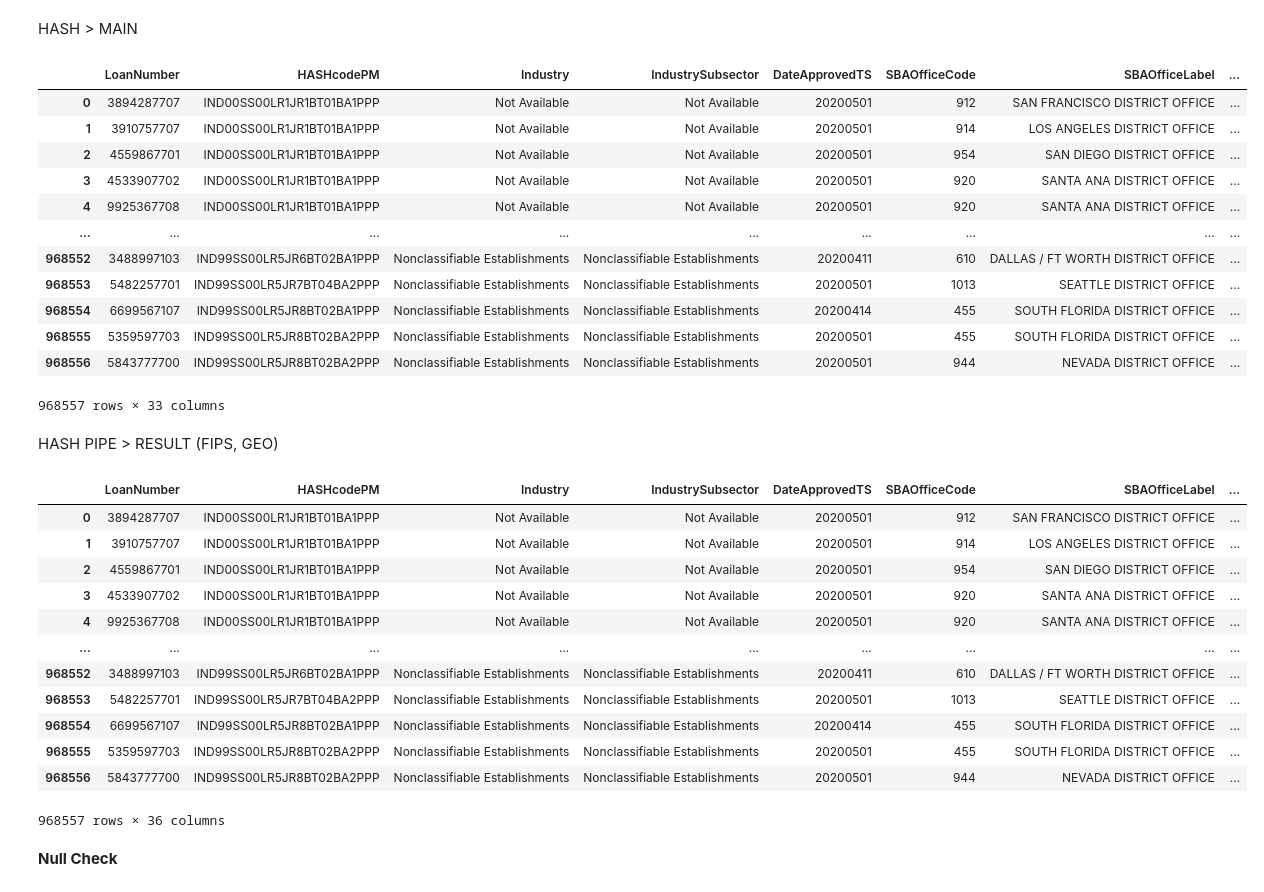
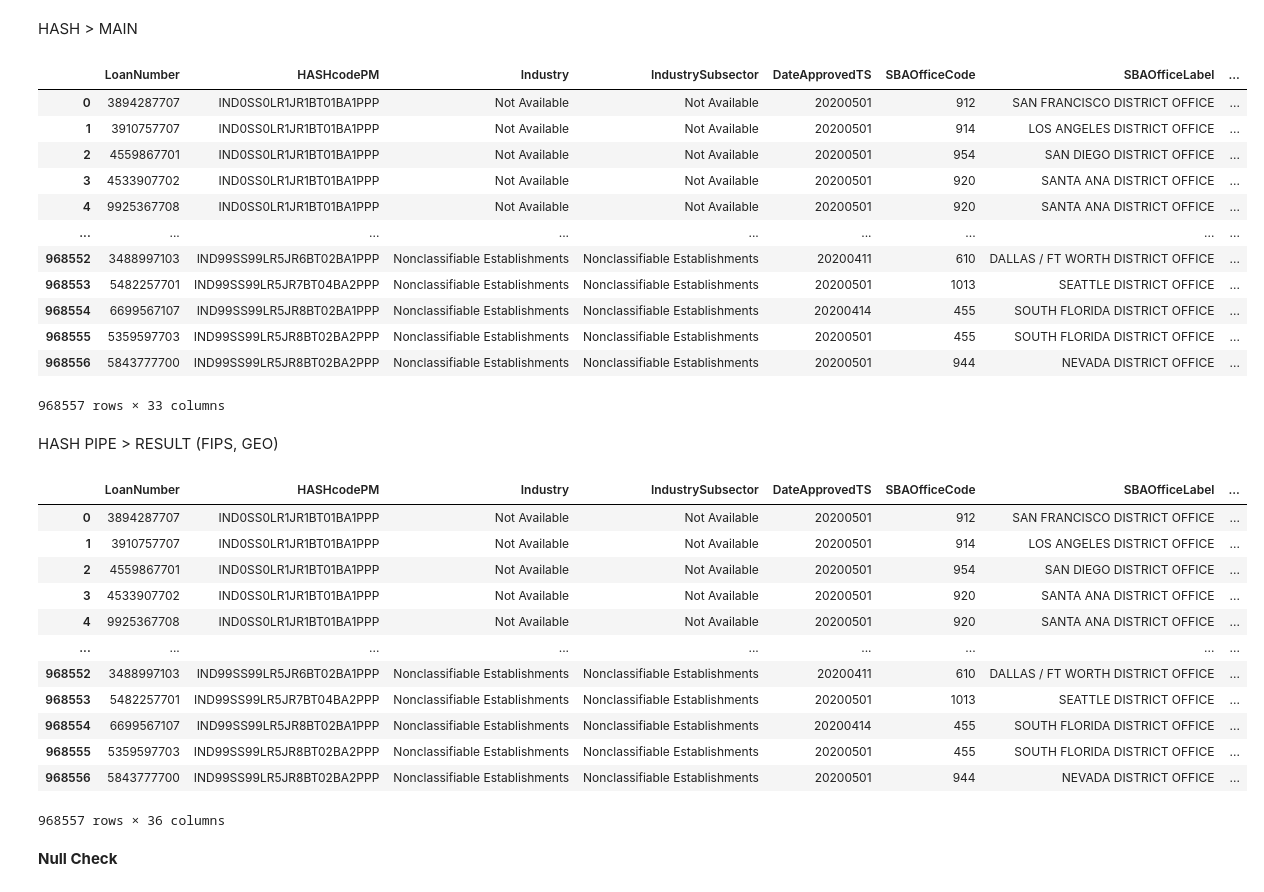
Before and after one commit to cspence001/mapdata_finalization_notebooks, a Jupyter notebook: main_concat.ipynb, the cells around one changed output. Saved outputs shown, nothing was run; the diff lists cells and outputs as text; code cells hidden in the pictures.

```diff
--- a/main_concat.ipynb
+++ b/main_concat.ipynb
@@ -7,7 +7,6 @@ import numpy as np
 <b>MAIN PIPE file addition
 # %%
 ppp_pipe = pd.read_csv("../data/ppp_pipe.csv")
-ppp_pipe = ppp_pipe.drop(["Unnamed: 0", "Unnamed: 0.1"], axis=1)
+ppp_pipe = ppp_pipe.drop(["Unnamed: 0"], axis=1)
 ppp_pipe.head()
-ppp_pipe.columns
 # %% [output]
@@ -89,7 +70,6 @@ ppp_hash
 <b>GEO, FIPS file addition
 # %%
 ppp_geo_fips=pd.read_csv("../data/state_data/geo/ppp_geo_fips.csv")
-cols= ["LoanNumber", "Lat", "Long", "FIPS_z"]
-result = ppp_geo_fips[cols]
-result
+ppp_geo_fips=ppp_geo_fips.drop(["Unnamed: 0"], axis=1)
+ppp_geo_fips
 # %% [output]
@@ -108,0 +89,4 @@ result
+# %%
+cols= ["LoanNumber", "Lat", "Long", "FIPS_z"]
+ppp_geo_fips = ppp_geo_fips[cols]
+ppp_geo_fips
@@ -116,36 +114,36 @@ ppp_hash_pipe = ppp_hash.merge(ppp_pipe, on="LoanNumber", how="left")
 ppp_hash_pipe
 # %% [output]
 |  | LoanNumber | HASHcodePM | Industry | IndustrySubsector | DateApprovedTS | SBAOfficeCode | SBAOfficeLabel | ... |
-| 0 | 3894287707 | IND00SS00LR1JR1BT01BA1PPP | Not Available | Not Available | 20200501 | 912 | SAN FRANCISCO DISTRICT OFFICE | ... |
-| 1 | 3910757707 | IND00SS00LR1JR1BT01BA1PPP | Not Available | Not Available | 20200501 | 914 | LOS ANGELES DISTRICT OFFICE | ... |
-| 2 | 4559867701 | IND00SS00LR1JR1BT01BA1PPP | Not Available | Not Available | 20200501 | 954 | SAN DIEGO DISTRICT OFFICE | ... |
-| 3 | 4533907702 | IND00SS00LR1JR1BT01BA1PPP | Not Available | Not Available | 20200501 | 920 | SANTA ANA DISTRICT OFFICE | ... |
-| 4 | 9925367708 | IND00SS00LR1JR1BT01BA1PPP | Not Available | Not Available | 20200501 | 920 | SANTA ANA DISTRICT OFFICE | ... |
+| 0 | 3894287707 | IND0SS0LR1JR1BT01BA1PPP | Not Available | Not Available | 20200501 | 912 | SAN FRANCISCO DISTRICT OFFICE | ... |
+| 1 | 3910757707 | IND0SS0LR1JR1BT01BA1PPP | Not Available | Not Available | 20200501 | 914 | LOS ANGELES DISTRICT OFFICE | ... |
+| 2 | 4559867701 | IND0SS0LR1JR1BT01BA1PPP | Not Available | Not Available | 20200501 | 954 | SAN DIEGO DISTRICT OFFICE | ... |
+| 3 | 4533907702 | IND0SS0LR1JR1BT01BA1PPP | Not Available | Not Available | 20200501 | 920 | SANTA ANA DISTRICT OFFICE | ... |
+| 4 | 9925367708 | IND0SS0LR1JR1BT01BA1PPP | Not Available | Not Available | 20200501 | 920 | SANTA ANA DISTRICT OFFICE | ... |
 | ... | ... | ... | ... | ... | ... | ... | ... | ... |
-| 968552 | 3488997103 | IND99SS00LR5JR6BT02BA1PPP | Nonclassifiable Establishments | Nonclassifiable Establishments | 20200411 | 610 | DALLAS / FT WORTH DISTRICT OFFICE | ... |
-| 968553 | 5482257701 | IND99SS00LR5JR7BT04BA2PPP | Nonclassifiable Establishments | Nonclassifiable Establishments | 20200501 | 1013 | SEATTLE DISTRICT OFFICE | ... |
-| 968554 | 6699567107 | IND99SS00LR5JR8BT02BA1PPP | Nonclassifiable Establishments | Nonclassifiable Establishments | 20200414 | 455 | SOUTH FLORIDA DISTRICT OFFICE | ... |
-| 968555 | 5359597703 | IND99SS00LR5JR8BT02BA2PPP | Nonclassifiable Establishments | Nonclassifiable Establishments | 20200501 | 455 | SOUTH FLORIDA DISTRICT OFFICE | ... |
-| 968556 | 5843777700 | IND99SS00LR5JR8BT02BA2PPP | Nonclassifiable Establishments | Nonclassifiable Establishments | 20200501 | 944 | NEVADA DISTRICT OFFICE | ... |
+| 968552 | 3488997103 | IND99SS99LR5JR6BT02BA1PPP | Nonclassifiable Establishments | Nonclassifiable Establishments | 20200411 | 610 | DALLAS / FT WORTH DISTRICT OFFICE | ... |
+| 968553 | 5482257701 | IND99SS99LR5JR7BT04BA2PPP | Nonclassifiable Establishments | Nonclassifiable Establishments | 20200501 | 1013 | SEATTLE DISTRICT OFFICE | ... |
+| 968554 | 6699567107 | IND99SS99LR5JR8BT02BA1PPP | Nonclassifiable Establishments | Nonclassifiable Establishments | 20200414 | 455 | SOUTH FLORIDA DISTRICT OFFICE | ... |
+| 968555 | 5359597703 | IND99SS99LR5JR8BT02BA2PPP | Nonclassifiable Establishments | Nonclassifiable Establishments | 20200501 | 455 | SOUTH FLORIDA DISTRICT OFFICE | ... |
+| 968556 | 5843777700 | IND99SS99LR5JR8BT02BA2PPP | Nonclassifiable Establishments | Nonclassifiable Establishments | 20200501 | 944 | NEVADA DISTRICT OFFICE | ... |
 968557 rows × 33 columns
 # %% [markdown]
 HASH PIPE > RESULT (FIPS, GEO)
 # %%
-ppp_hpgf = ppp_hash_pipe.merge(result, on="LoanNumber", how="left")
+ppp_hpgf = ppp_hash_pipe.merge(ppp_geo_fips, on="LoanNumber", how="left")
 ppp_hpgf
 # %% [output]
 |  | LoanNumber | HASHcodePM | Industry | IndustrySubsector | DateApprovedTS | SBAOfficeCode | SBAOfficeLabel | ... |
-| 0 | 3894287707 | IND00SS00LR1JR1BT01BA1PPP | Not Available | Not Available | 20200501 | 912 | SAN FRANCISCO DISTRICT OFFICE | ... |
-| 1 | 3910757707 | IND00SS00LR1JR1BT01BA1PPP | Not Available | Not Available | 20200501 | 914 | LOS ANGELES DISTRICT OFFICE | ... |
-| 2 | 4559867701 | IND00SS00LR1JR1BT01BA1PPP | Not Available | Not Available | 20200501 | 954 | SAN DIEGO DISTRICT OFFICE | ... |
-| 3 | 4533907702 | IND00SS00LR1JR1BT01BA1PPP | Not Available | Not Available | 20200501 | 920 | SANTA ANA DISTRICT OFFICE | ... |
-| 4 | 9925367708 | IND00SS00LR1JR1BT01BA1PPP | Not Available | Not Available | 20200501 | 920 | SANTA ANA DISTRICT OFFICE | ... |
+| 0 | 3894287707 | IND0SS0LR1JR1BT01BA1PPP | Not Available | Not Available | 20200501 | 912 | SAN FRANCISCO DISTRICT OFFICE | ... |
+| 1 | 3910757707 | IND0SS0LR1JR1BT01BA1PPP | Not Available | Not Available | 20200501 | 914 | LOS ANGELES DISTRICT OFFICE | ... |
+| 2 | 4559867701 | IND0SS0LR1JR1BT01BA1PPP | Not Available | Not Available | 20200501 | 954 | SAN DIEGO DISTRICT OFFICE | ... |
+| 3 | 4533907702 | IND0SS0LR1JR1BT01BA1PPP | Not Available | Not Available | 20200501 | 920 | SANTA ANA DISTRICT OFFICE | ... |
+| 4 | 9925367708 | IND0SS0LR1JR1BT01BA1PPP | Not Available | Not Available | 20200501 | 920 | SANTA ANA DISTRICT OFFICE | ... |
 | ... | ... | ... | ... | ... | ... | ... | ... | ... |
-| 968552 | 3488997103 | IND99SS00LR5JR6BT02BA1PPP | Nonclassifiable Establishments | Nonclassifiable Establishments | 20200411 | 610 | DALLAS / FT WORTH DISTRICT OFFICE | ... |
-| 968553 | 5482257701 | IND99SS00LR5JR7BT04BA2PPP | Nonclassifiable Establishments | Nonclassifiable Establishments | 20200501 | 1013 | SEATTLE DISTRICT OFFICE | ... |
-| 968554 | 6699567107 | IND99SS00LR5JR8BT02BA1PPP | Nonclassifiable Establishments | Nonclassifiable Establishments | 20200414 | 455 | SOUTH FLORIDA DISTRICT OFFICE | ... |
-| 968555 | 5359597703 | IND99SS00LR5JR8BT02BA2PPP | Nonclassifiable Establishments | Nonclassifiable Establishments | 20200501 | 455 | SOUTH FLORIDA DISTRICT OFFICE | ... |
-| 968556 | 5843777700 | IND99SS00LR5JR8BT02BA2PPP | Nonclassifiable Establishments | Nonclassifiable Establishments | 20200501 | 944 | NEVADA DISTRICT OFFICE | ... |
+| 968552 | 3488997103 | IND99SS99LR5JR6BT02BA1PPP | Nonclassifiable Establishments | Nonclassifiable Establishments | 20200411 | 610 | DALLAS / FT WORTH DISTRICT OFFICE | ... |
+| 968553 | 5482257701 | IND99SS99LR5JR7BT04BA2PPP | Nonclassifiable Establishments | Nonclassifiable Establishments | 20200501 | 1013 | SEATTLE DISTRICT OFFICE | ... |
+| 968554 | 6699567107 | IND99SS99LR5JR8BT02BA1PPP | Nonclassifiable Establishments | Nonclassifiable Establishments | 20200414 | 455 | SOUTH FLORIDA DISTRICT OFFICE | ... |
+| 968555 | 5359597703 | IND99SS99LR5JR8BT02BA2PPP | Nonclassifiable Establishments | Nonclassifiable Establishments | 20200501 | 455 | SOUTH FLORIDA DISTRICT OFFICE | ... |
+| 968556 | 5843777700 | IND99SS99LR5JR8BT02BA2PPP | Nonclassifiable Establishments | Nonclassifiable Establishments | 20200501 | 944 | NEVADA DISTRICT OFFICE | ... |
 968557 rows × 36 columns
 # %% [markdown]
 <b>Null Check
```
Also changed, not shown: parts of 14 cells of this notebook, 5 other files.
